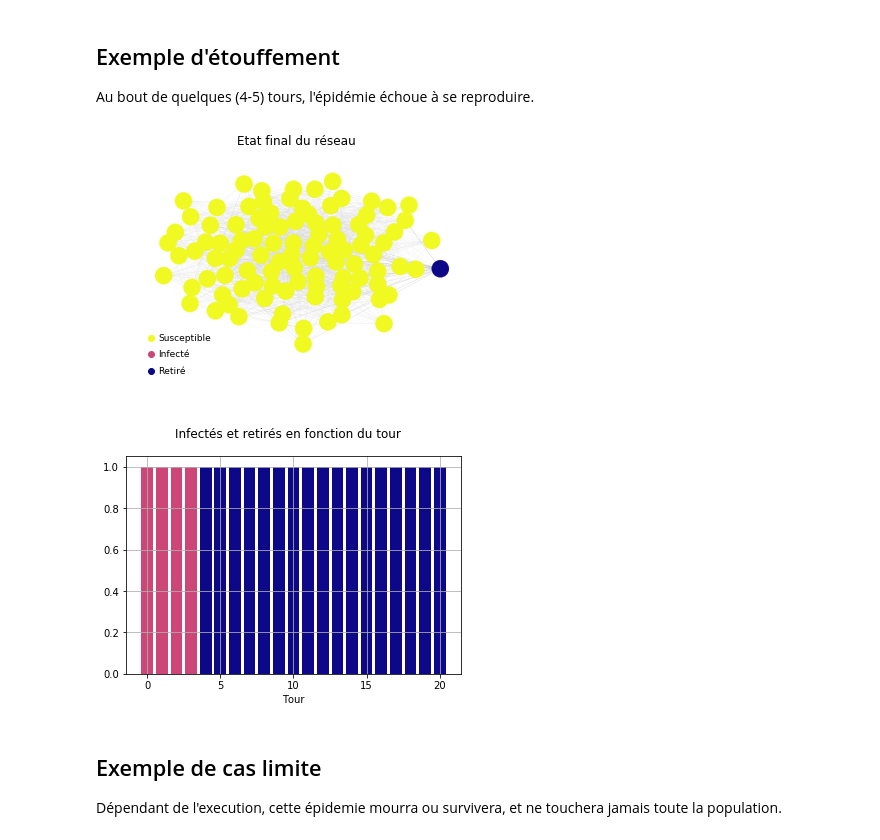
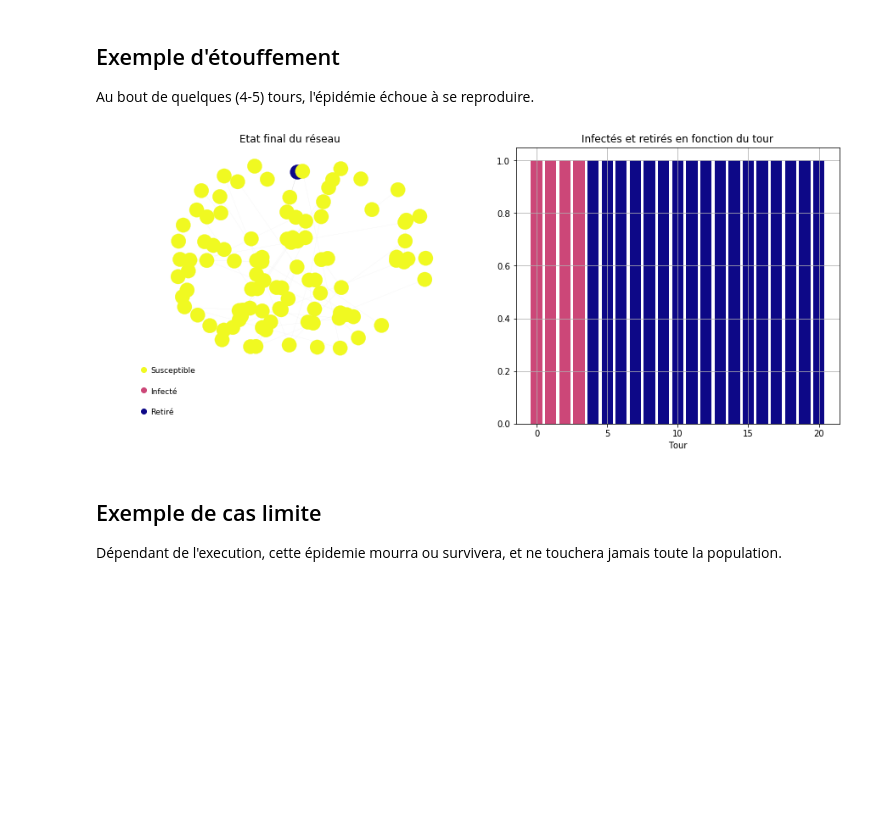
Before and after one commit to farid-fari/epidemics, a Jupyter notebook: epidemics/Exemples.ipynb, the cells around one changed output. Drawn from its saved outputs; the diff is of its cells as text; code cells hidden in the pictures; blank space fills up the shorter version.

```diff
--- a/epidemics/Exemples.ipynb
+++ b/epidemics/Exemples.ipynb
@@ -13,10 +19,9 @@ sir.plot(100, 3, 0.1, 20)
 ## Exemple d'étouffement
 Au bout de quelques (4-5) tours, l'épidémie échoue à se reproduire.
 # %%
-sir.plot(100, 3, 0.01, 20)
+sir.plot(100, 3, 0.01, 20, density=0.01)
 # %% [output]
-[figure, old version]
+[figure, new version]
-[figure, removed]
 # %% [markdown]
 ## Exemple de cas limite
 Dépendant de l'execution, cette épidemie mourra ou survivera, et ne touchera jamais toute la population.
```
Also changed, not shown: parts of 8 cells of this notebook, 5 other files.
